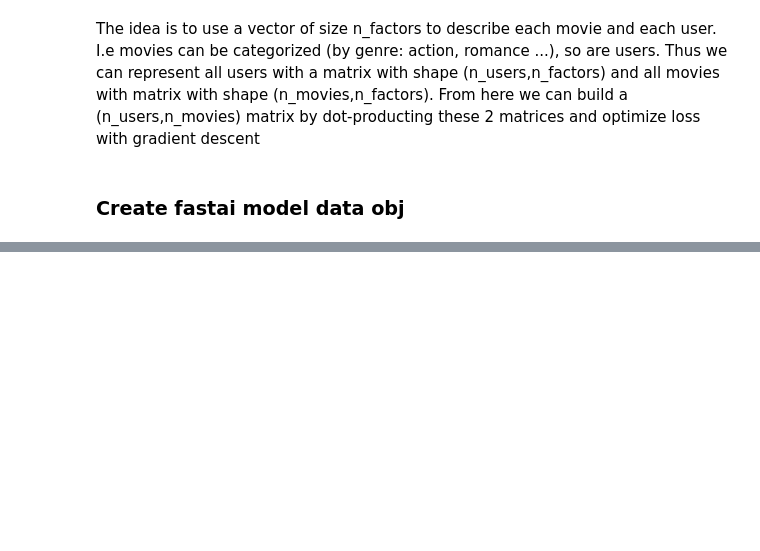
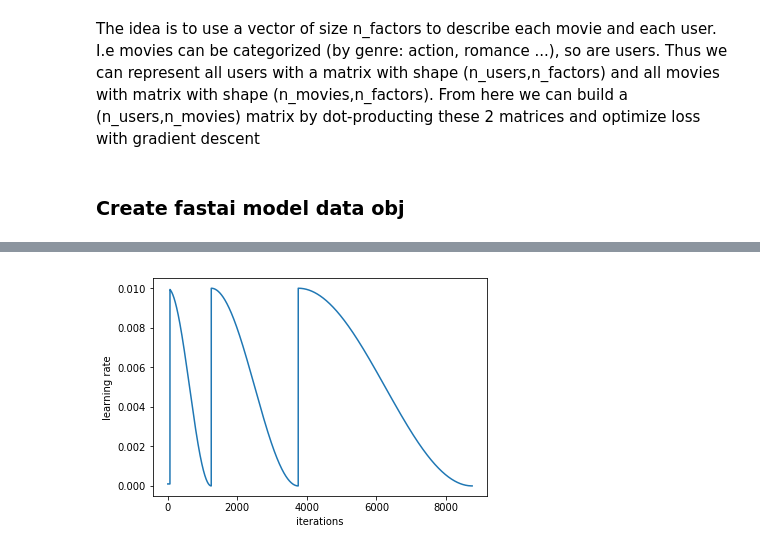
Before and after one commit to anhquan0412/basic_model_scratch, a Jupyter notebook: collab_filtering.ipynb, the cells around one changed output, grey strips where cells are left out. Saved outputs shown, nothing was run; the diff lists cells and outputs as text; code cells hidden in the pictures; blank space fills up the shorter version.

```diff
--- a/collab_filtering.ipynb
+++ b/collab_filtering.ipynb
@@ -117,0 +275,22 @@ array([     0,      0,      0, ..., 270895, 270895, 270895])
+# %%
+class EmbeddingMult(nn.Module):
+    def __init__(self, n_factors,n_users,n_movies):
+        super().__init__()
+        self.user_emb = nn.Embedding(n_users,n_factors)
+        self.movie_emb = nn.Embedding(n_movies,n_factors)
+        self.user_emb.weight.data.uniform_(0,0.05) #uniformly distributed number between 0 and .05
+        self.movie_emb.weight.data.uniform_(0,0.05)
+
+    def forward(self,users,movies):
+        u = self.user_emb(users) # (bs,n_factor)
+        m = self.movie_emb(movies)# (bs,n_factor)
+        oup= (u*m).sum(1)
+        return F.sigmoid(oup)*(5-0.5) + 0.5
+# %%
+model = CollabFilterModel(EmbeddingMult(n_factors,cf.n_users,cf.n_items))
+
+learner = CollabFilterLearner(cf.get_data(val_idxs,bs),model,opt_fn=optim.Adam)
+
+learner.model
+
+# learner.fit(1e-2, 3, wds=1e-4, cycle_len=1,cycle_mult=2)
@@ -117,0 +302,2 @@ array([     0,      0,      0, ..., 270895, 270895, 270895])
+# %%
+learner.fit(1e-2, 3, wds=1e-4, cycle_len=1,cycle_mult=2)
@@ -117,0 +315,4 @@ array([     0,      0,      0, ..., 270895, 270895, 270895])
+# %%
+learner.sched.plot_lr()
+# %% [output]
+[figure, added]
```
Also changed, not shown: parts of 50 cells of this notebook.
